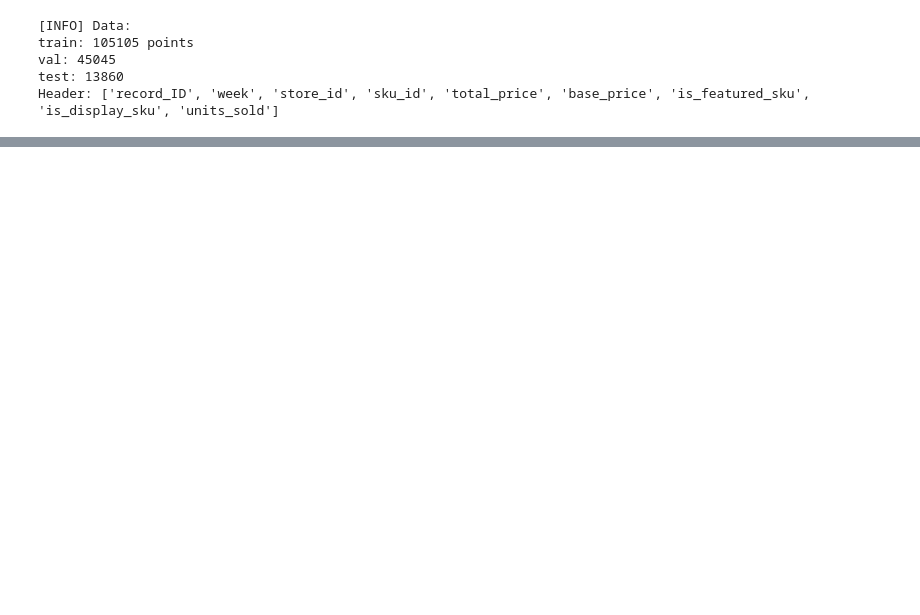
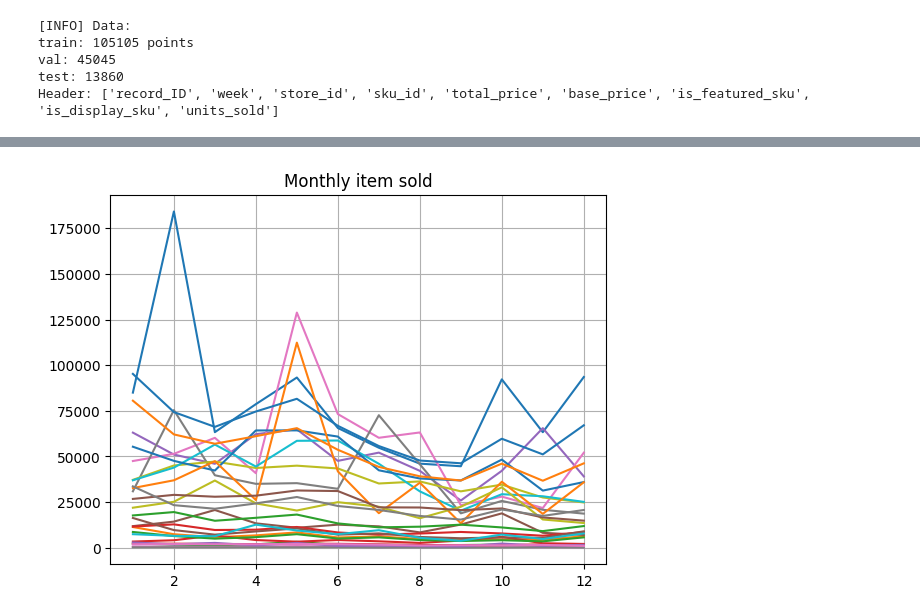
Before and after one commit to MatZar01/Demand-Forecast, a Jupyter notebook: baseline.ipynb, the cells around one changed output, grey strips where cells are left out. Cells and saved outputs as stored; diff of their text form; code cells hidden in the pictures; blank space fills up the shorter version.

```diff
--- a/baseline.ipynb
+++ b/baseline.ipynb
@@ -38,0 +78,21 @@ ds = np.unique(wks[:, 0], return_counts=True)
+# %%
+items = [x[3] for x in d_unsh]
+items = list(set(items))
+item_week = {}
+for item in items:
+    item_week[item] = np.zeros((13, 32))
+
+for row in d_unsh:
+    item_week[row[3]][int(row[1].split('/')[1])][int(row[1].split('/')[0])] += row[-1]
+#%%
+for key in item_week.keys():
+    item_week[key] = np.sum(item_week[key], axis=1)[1:]
+
+for key in item_week.keys():
+    plt.plot(mts, item_week[key])
+
+plt.title('Monthly item sold')
+plt.grid()
+plt.show()
+# %% [output]
+[figure, added]
```
Also changed, not shown: parts of 6 cells of this notebook, 1 other file.
